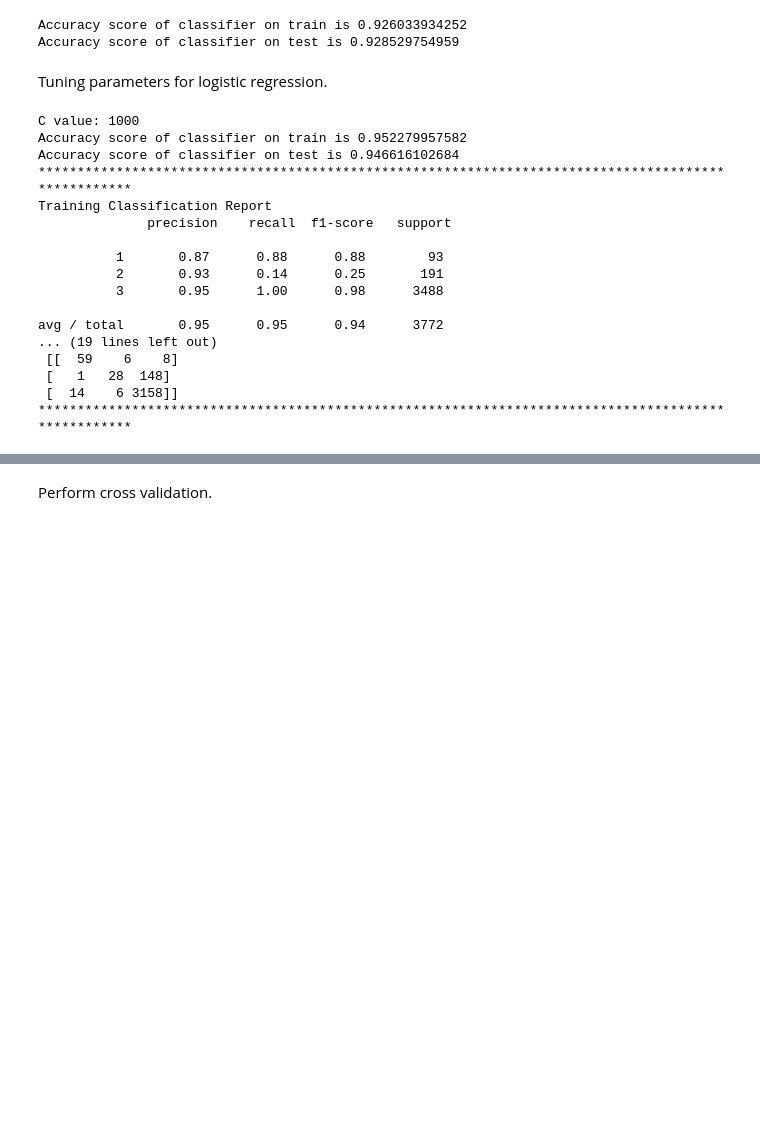
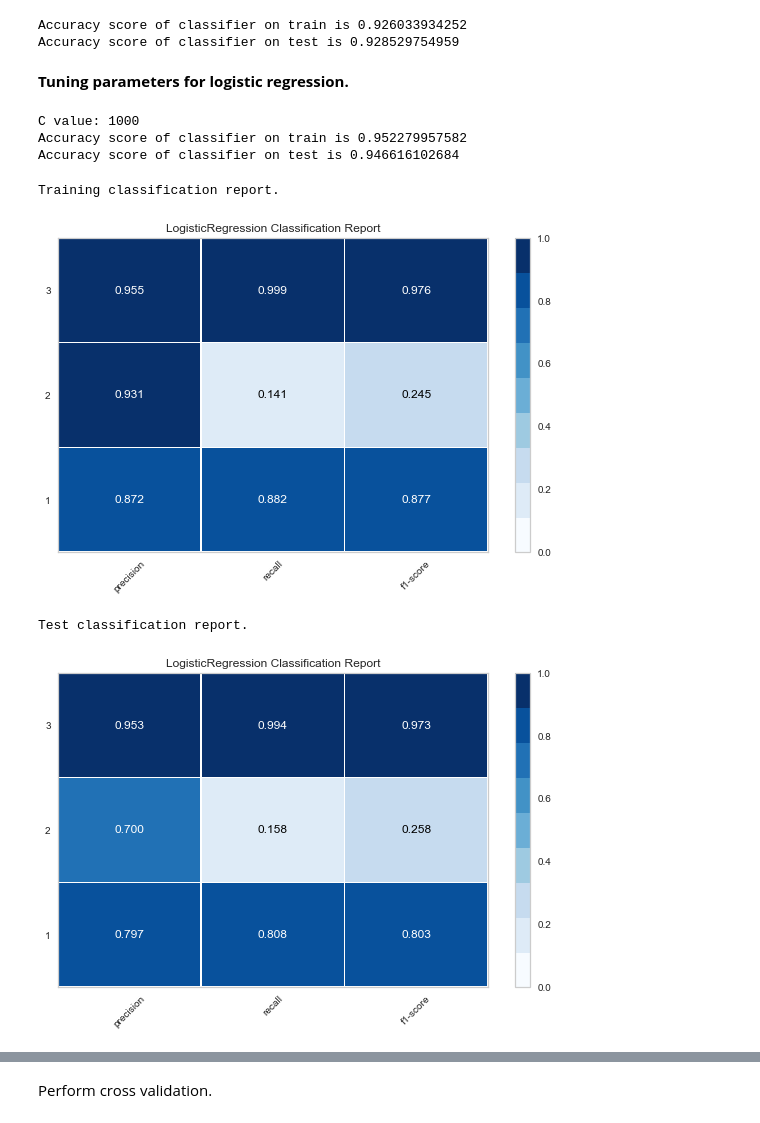
Before and after one commit to rahul7a/thyroid-classification, a Jupyter notebook: MachineLearning/ModelingAndMachineLearning.ipynb, the cells around one changed output, grey strips where cells are left out. Saved outputs shown, nothing was run; the diff lists cells and outputs as text; code cells hidden in the pictures; blank space fills up the shorter version.

Commit message:
Added classification report, confusion matrix for models.

```diff
--- a/MachineLearning/ModelingAndMachineLearning.ipynb
+++ b/MachineLearning/ModelingAndMachineLearning.ipynb
@@ -24,8 +46,10 @@ y_test = test['class']
 # %%
 from sklearn.metrics import accuracy_score, classification_report, confusion_matrix
+import scikitplot as skplt
+from yellowbrick.classifier import ClassificationReport, ConfusionMatrix
 
-"""A function used for fitting the classifier, predicting and returning prediction scores."""
 def classifier_scores(clf, phase, x, y, to_print=False, class_print=False, func=accuracy_score):
+    """A function used for fitting the classifier, predicting and returning prediction scores."""
     if phase == 'train':
         clf.fit(x, y)
     clf_predict_scr = func(clf.predict(x), y)
@@ -35,25 +59,39 @@ def classifier_scores(clf, phase, x, y, to_print=False, class_print=False, func=
          print(clf)
     return clf_predict_scr
 
-"""Function to print starts"""
 def print_stars(count):
+    """Function to print starts"""
     print(count * '*')
 
-"""function prints out classification report"""
-def print_classification_report(clf, X_train, y_train, X_test, y_test):
+def print_classification_report(clf, X, y, phase='test'):
+    """function prints out classification report"""
     print_stars(100)
-    print('Training Classification Report\n',classification_report(y_train, clf.predict(X_train)))
-    print_stars(100)
-    print('Test Classification Report\n',classification_report(y_test, clf.predict(X_test)))
+    print('Training' if phase=='train' else 'Test','classification report.\n',classification_report(y, clf.predict(X)))
     print_stars(100)
 
-"""function prints out confusion matrix"""
-def print_confusion_matrix(clf, X_train, y_train, X_test, y_test):
+def print_confusion_matrix(clf, X, y, phase='test'):
+    """function prints out confusion matrix"""
     print_stars(100)
-    print('Training confusion matrix\n',confusion_matrix(y_train, clf.predict(X_train)))
+    print('Training' if phase=='train' else 'Test','confusion matrix.\n',confusion_matrix(y, clf.predict(X)))
     print_stars(100)
-    print('Test confusion matrix\n',confusion_matrix(y_test, clf.predict(X_test)))
-    print_stars(100)
+
+"""function plots confusion matrix"""
+def show_confusion_matrix(clf, X, y, phase='test'):
+    print('Training' if phase=='train' else 'Test','confusion matrix.')
+    skplt.metrics.plot_confusion_matrix(y, clf.predict(X), normalize=False)
+
+"""function to plot classification report, can also plot confusion matrix."""
+def show_report(clf, X, y, type_of='classification', phase='test'):
+    if type_of == 'classification':
+        print('Training' if phase=='train' else 'Test','classification report.')
+        report_type = ClassificationReport(clf, cmap='Blues')
+    else:
+        print('Training' if phase=='train' else 'Test','confusion matrix.')
+        report_type = ConfusionMatrix(clf, cmap='Blues')
+    if phase == 'train':
+        report_type.fit(X, y)
+    report_type.score(X, y)
+    report_type.poof()
 # %%
 from sklearn.linear_model import LogisticRegression
 from sklearn import metrics
@@ -68,7 +104,7 @@ test_score = classifier_scores(logreg, 'test', X_test, y_test, True)
 Accuracy score of classifier on train is 0.926033934252
 Accuracy score of classifier on test is 0.928529754959
 # %% [markdown]
-Tuning parameters for logistic regression.
+**Tuning parameters for logistic regression.**
 # %%
 #the grid of parameters to search over
 Cs = [0.001, 0.01, 0.1, 1, 10, 100, 1000]
@@ -87,24 +123,15 @@ logreg_C = LogisticRegression(C = c)
 
 train_score = classifier_scores(logreg_C, 'train', X_train, y_train, True)
 test_score = classifier_scores(logreg_C, 'test', X_test, y_test, True)
-
-print_classification_report(logreg_C, X_train, y_train, X_test, y_test)
-print_confusion_matrix(logreg_C, X_train, y_train, X_test, y_test)
 # %% [output]
 C value: 1000
 Accuracy score of classifier on train is 0.952279957582
 Accuracy score of classifier on test is 0.946616102684
-****************************************************************************************************
-Training Classification Report
-              precision    recall  f1-score   support
-
-          1       0.87      0.88      0.88        93
-          2       0.93      0.14      0.25       191
-          3       0.95      1.00      0.98      3488
-
-avg / total       0.95      0.95      0.94      3772
-... (19 lines left out)
- [[  59    6    8]
- [   1   28  148]
- [  14    6 3158]]
-****************************************************************************************************
+# %%
+g1 = show_report(logreg_C, X_train, y_train, 'classification', 'train')
+g2 = show_report(logreg_C, X_test, y_test, 'classification', 'test')
+# %% [output]
+Training classification report.
+[figure, added]
+Test classification report.
+[figure, added]
```
Also changed, not shown: parts of 23 cells of this notebook.
